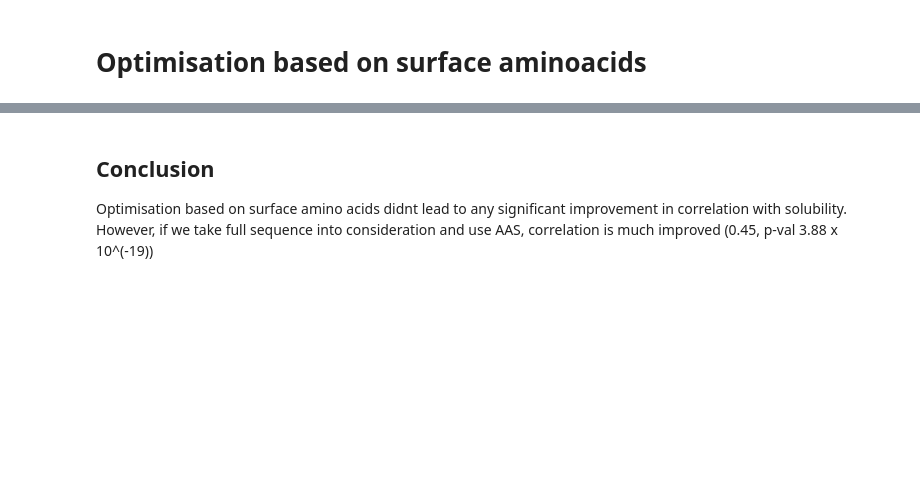
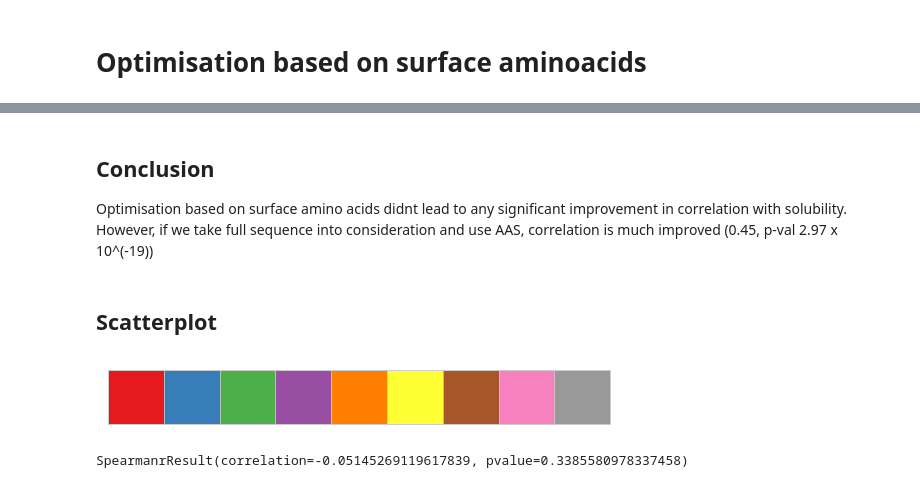
Before and after one commit to Gardner-BinfLab/SoDoPE_paper_2020, a Jupyter notebook: Surface_amino_acid_test/Optimisation_based_on_Surface_aminoacids_.ipynb, the cells around one changed output, grey strips where cells are left out. Drawn from its saved outputs; the diff is of its cells as text; code cells hidden in the pictures; blank space fills up the shorter version.

```diff
--- a/Surface_amino_acid_test/Optimisation_based_on_Surface_aminoacids_.ipynb
+++ b/Surface_amino_acid_test/Optimisation_based_on_Surface_aminoacids_.ipynb
@@ -203,3 +212,15 @@ cost_func_full(init_state, df_opt)
 # %% [markdown]
 ## Conclusion
-Optimisation based on surface amino acids didnt lead to any significant improvement in correlation with solubility. However, if we take full sequence into consideration and use AAS, correlation is much improved (0.45, p-val 3.88 x 10^(-19))
+Optimisation based on surface amino acids didnt lead to any significant improvement in correlation with solubility. However, if we take full sequence into consideration and use AAS, correlation is much improved (0.45, p-val 2.97 x 10^(-19))
+# %% [markdown]
+## Scatterplot
+# %%
+import seaborn as sns
+import matplotlib.pyplot as plt
+sns.set_style("whitegrid")
+sns.set_context("paper", font_scale=1.4)
+sns.set_palette("Set1")
+current_palette = sns.color_palette()
+sns.palplot(current_palette)
+# %% [output]
+[figure, added]
@@ -205,0 +239,4 @@ Optimisation based on surface amino acids didnt lead to any significant improvem
+# %%
+spearmanr(scoring_surface['Stickiness score'], scoring_surface['Solubility(%)'])
+# %% [output]
+SpearmanrResult(correlation=-0.05145269119617839, pvalue=0.3385580978337458)
```
Also changed, not shown: parts of 13 cells of this notebook, 36 other files.
